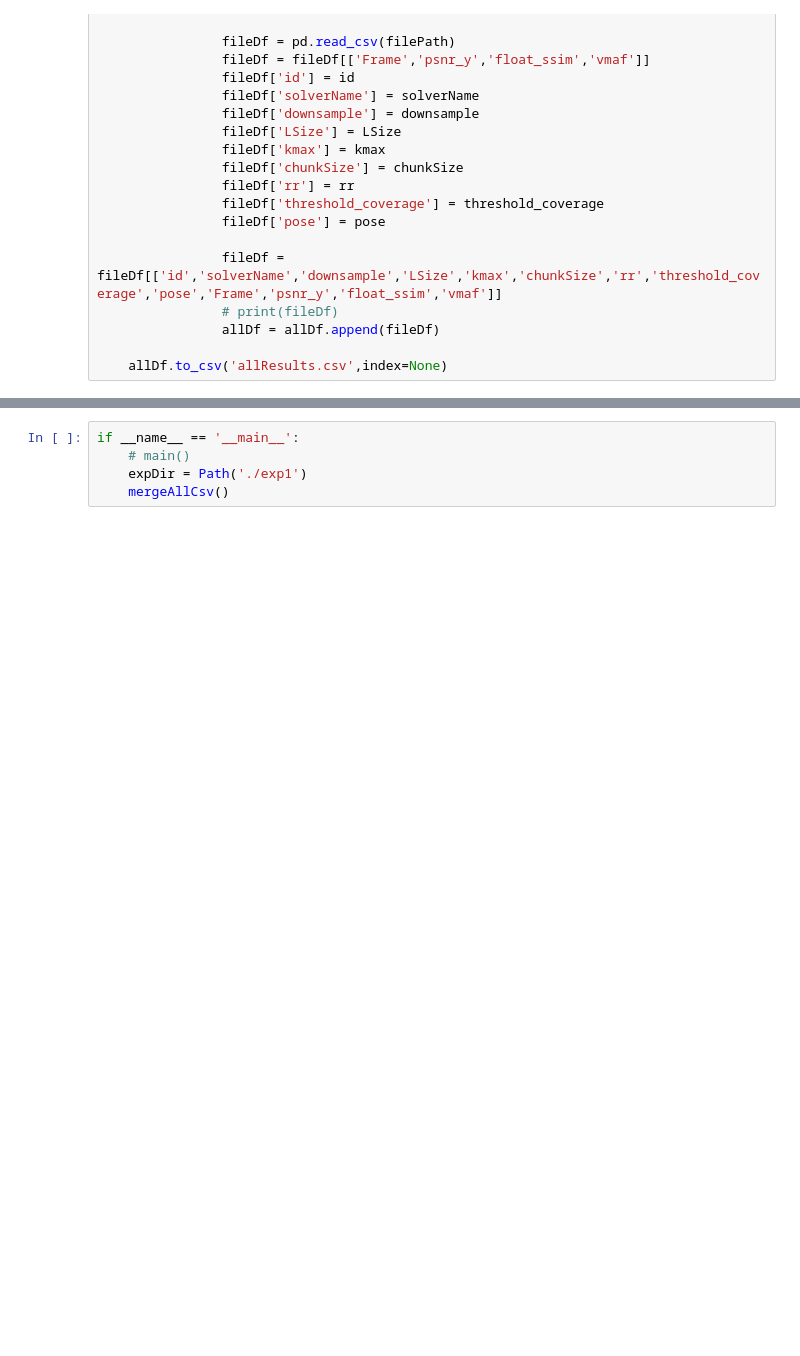
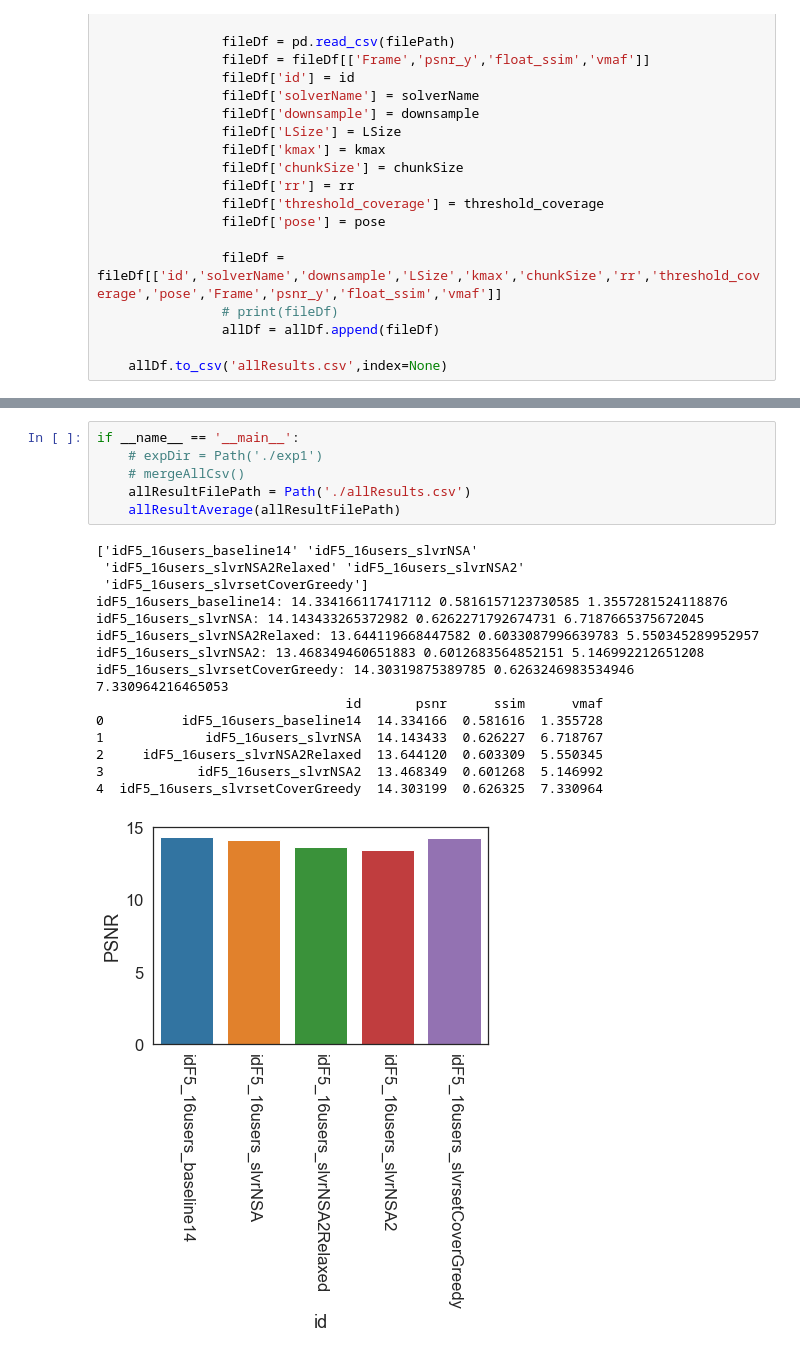
Before and after one commit to SYJINTW/camera_placement_analysis, a Jupyter notebook: results_analysis.ipynb, the cells around one changed output, grey strips where cells are left out. Saved outputs shown, nothing was run; the diff lists cells and outputs as text; blank space fills up the shorter version.

```diff
--- a/results_analysis.ipynb
+++ b/results_analysis.ipynb
@@ -102,5 +232,22 @@ def mergeAllCsv(expDir: Path):
 # %%
 if __name__ == '__main__':
-    # main()
-    expDir = Path('./exp1')
-    mergeAllCsv()
+    # expDir = Path('./exp1')
+    # mergeAllCsv()
+    allResultFilePath = Path('./allResults.csv')
+    allResultAverage(allResultFilePath)
+# %% [output]
+['idF5_16users_baseline14' 'idF5_16users_slvrNSA'
+ 'idF5_16users_slvrNSA2Relaxed' 'idF5_16users_slvrNSA2'
+ 'idF5_16users_slvrsetCoverGreedy']
+idF5_16users_baseline14: 14.334166117417112 0.5816157123730585 1.3557281524118876
+idF5_16users_slvrNSA: 14.143433265372982 0.6262271792674731 6.7187665375672045
+idF5_16users_slvrNSA2Relaxed: 13.644119668447582 0.6033087996639783 5.550345289952957
+idF5_16users_slvrNSA2: 13.468349460651883 0.6012683564852151 5.146992212651208
+idF5_16users_slvrsetCoverGreedy: 14.30319875389785 0.6263246983534946 7.330964216465053
+                                id       psnr      ssim      vmaf
+0          idF5_16users_baseline14  14.334166  0.581616  1.355728
+1             idF5_16users_slvrNSA  14.143433  0.626227  6.718767
+2     idF5_16users_slvrNSA2Relaxed  13.644120  0.603309  5.550345
+3            idF5_16users_slvrNSA2  13.468349  0.601268  5.146992
+4  idF5_16users_slvrsetCoverGreedy  14.303199  0.626325  7.330964
+[figure, added]
```
Also changed, not shown: parts of 3 cells of this notebook.
